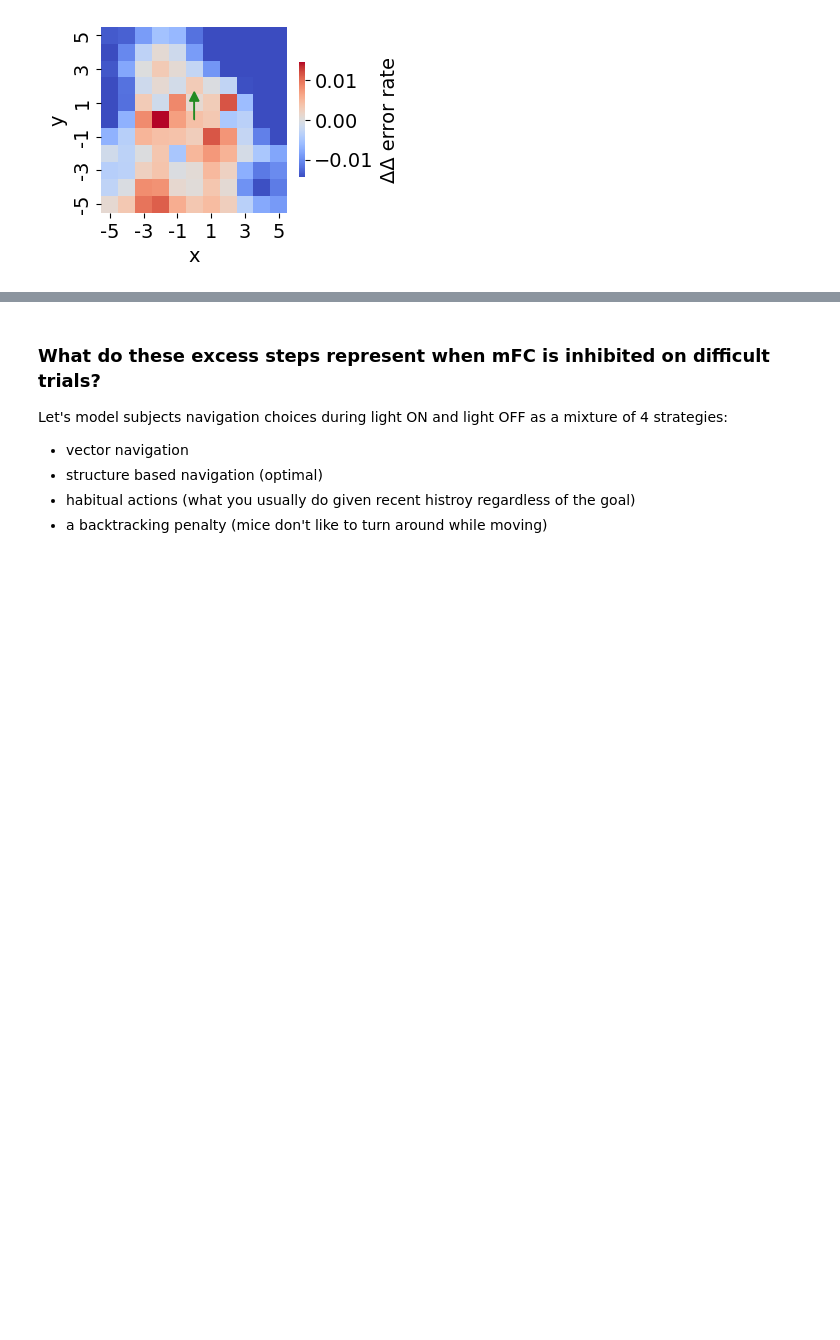
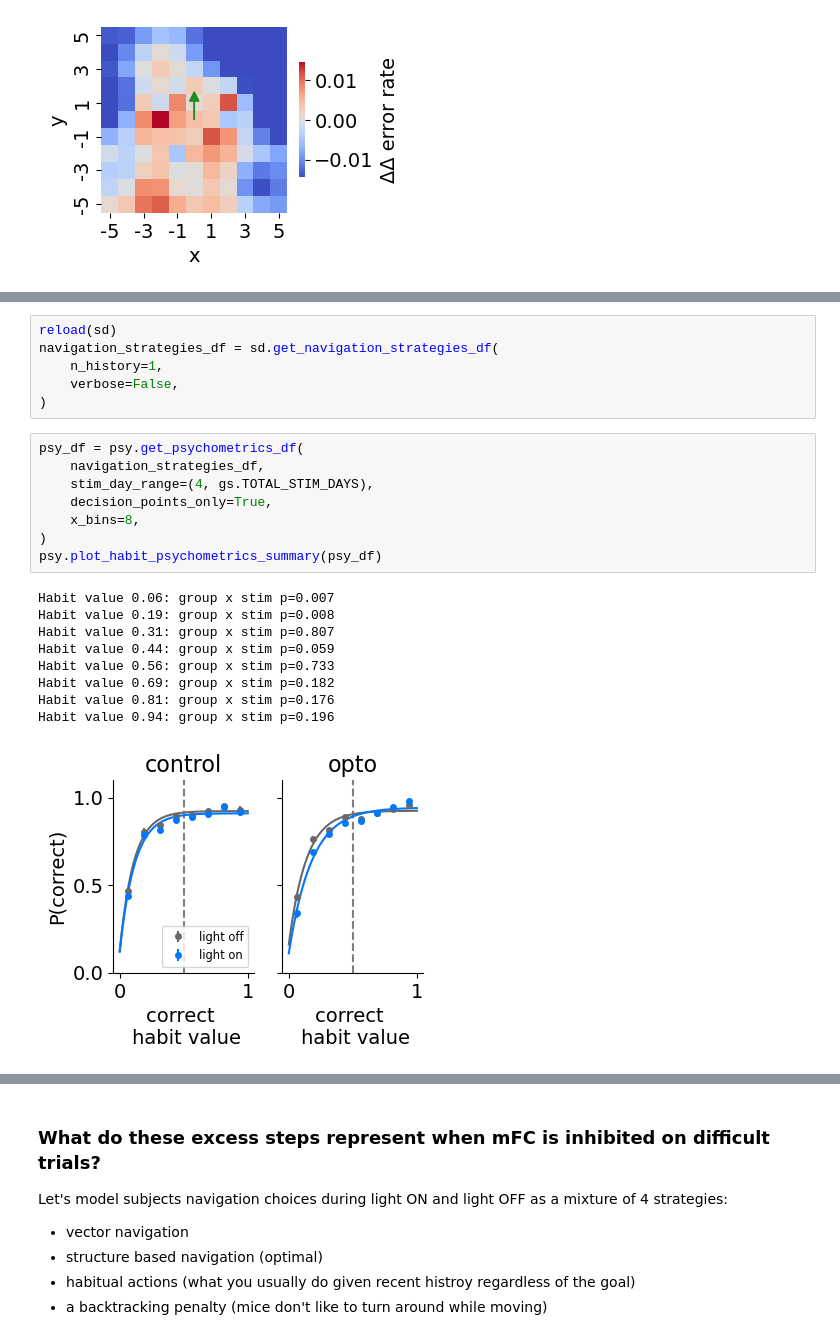
Before and after one commit to peterdoohan/goalNav_mFC-opto3, a Jupyter notebook: code/Notebooks/performance_metrics.ipynb, the cells around one changed output, grey strips where cells are left out. Cells and saved outputs as stored; diff of their text form; blank space fills up the shorter version.

```diff
--- a/code/Notebooks/performance_metrics.ipynb
+++ b/code/Notebooks/performance_metrics.ipynb
@@ -375,0 +389,24 @@ for plt_as, colormap in zip(
+# %%
+reload(sd)
+navigation_strategies_df = sd.get_navigation_strategies_df(
+    n_history=1,
+    verbose=False,
+)
+# %%
+psy_df = psy.get_psychometrics_df(
+    navigation_strategies_df,
+    stim_day_range=(4, gs.TOTAL_STIM_DAYS),
+    decision_points_only=True,
+    x_bins=8,
+)
+psy.plot_habit_psychometrics_summary(psy_df)
+# %% [output]
+Habit value 0.06: group x stim p=0.007
+Habit value 0.19: group x stim p=0.008
+Habit value 0.31: group x stim p=0.807
+Habit value 0.44: group x stim p=0.059
+Habit value 0.56: group x stim p=0.733
+Habit value 0.69: group x stim p=0.182
+Habit value 0.81: group x stim p=0.176
+Habit value 0.94: group x stim p=0.196
+[figure, added]
```
Also changed, not shown: parts of 9 cells of this notebook, 2 other files.
